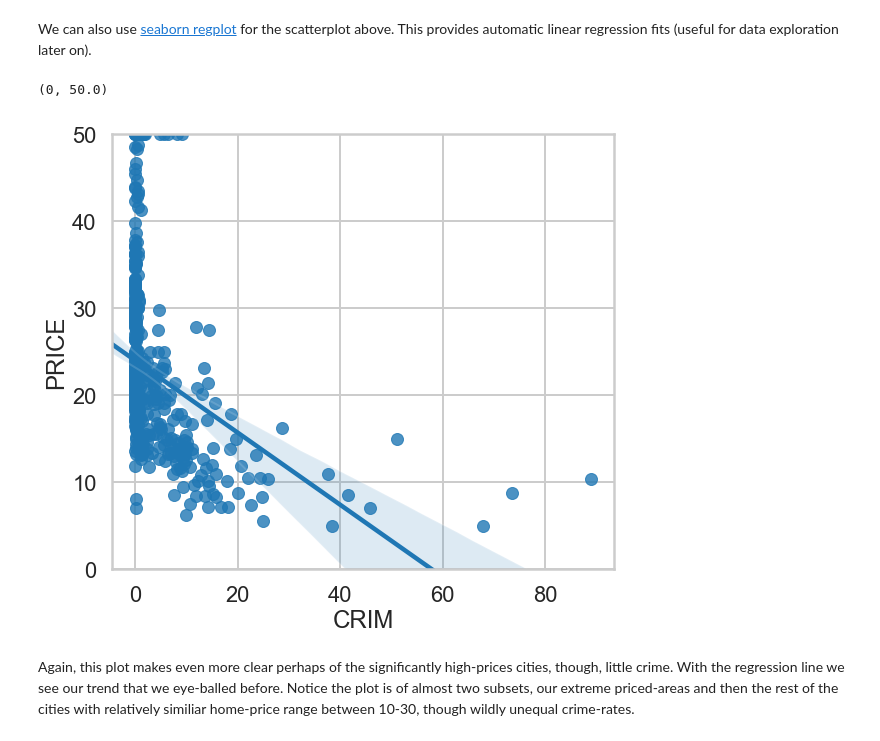
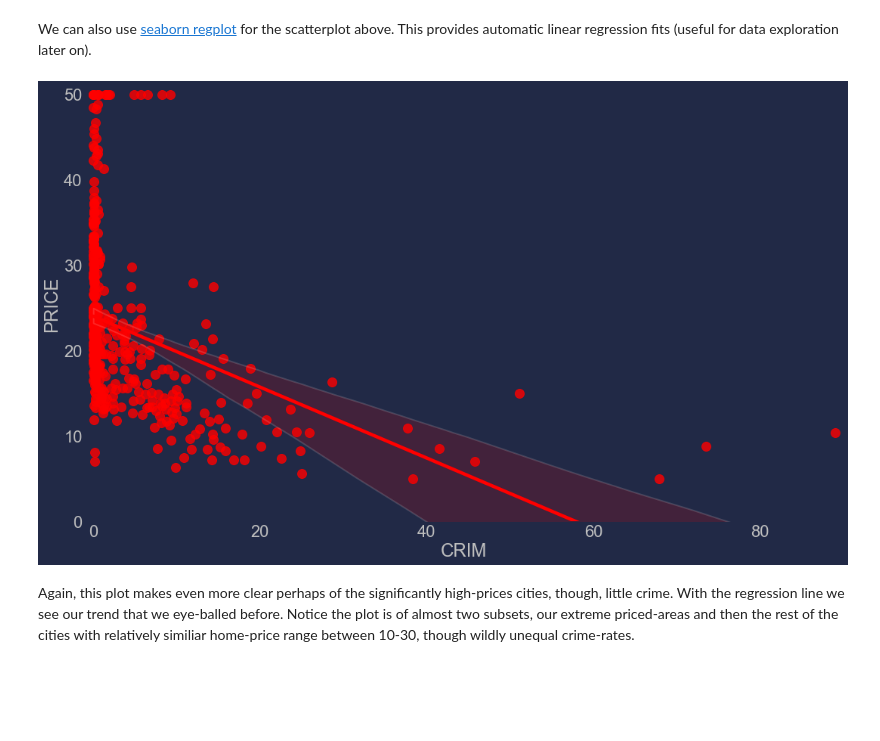
Before and after one commit to Emtman7/Springboard, a Jupyter notebook: Linear Regression.ipynb, the cells around one changed output. Cells and saved outputs as stored; diff of their text form; code cells hidden in the pictures; blank space fills up the shorter version.

```diff
--- a/Linear Regression.ipynb
+++ b/Linear Regression.ipynb
@@ -315,0 +294,24 @@ ValueError: min() arg is an empty sequence
+# %%
+collinear_search = bos.corr().drop("PRICE").drop('PRICE', axis=1)
+# Establish figure and customize
+fig, ax = plt.subplots(figsize=(14, 14))
+for param in ['figure.facecolor', 'axes.facecolor', 'savefig.facecolor']:
+    plt.rcParams[param] = '#212946'
+# heatmap
+mask_lower = np.triu(collinear_search) # mask matrix
+color = sns.diverging_palette(220, 276, s=99, l=70,
+                              sep=14, n=10, center="dark")
+ax = sns.heatmap(collinear_search, mask=mask_lower, cmap=color,
+                 square=True, annot=True, fmt ='.3g',
+                 linewidths=.5, linecolor= '#212946',
+                 vmin=-1, center=0, vmax=1, cbar_kws={'shrink': .75, 'pad':.07})
+# Customize tick and labels
+ax.set_xticklabels(ax.get_yticklabels(), alpha=.5, size=13,
+                   rotation=40, horizontalalignment='center')
+ax.set_yticklabels(ax.get_xticklabels(), alpha=.5, size=13,
+                   rotation=40, verticalalignment='center')
+ax.invert_xaxis(), ax.invert_yaxis() # invert for clean look
+ax.xaxis.tick_top()         # move x-axis labels above chart
+ax.yaxis.tick_right()     # move y-axis labels to right side
+ax.set_title('Correlations among variables', pad=65, loc='center', size=35)
+plt.tight_layout()
@@ -382,13 +397,17 @@ We see some interesting observations here, it appears some of the most expensive
 # %% [markdown]
 We can also use [seaborn regplot](https://stanford.edu/~mwaskom/software/seaborn/tutorial/regression.html#functions-to-draw-linear-regression-models) for the scatterplot above. This provides automatic linear regression fits (useful for data exploration later on).
 # %%
-plt.figure(figsize=(9, 8))
+plt.figure(figsize=(15, 9))
+plt.style.use('seaborn-dark-palette')
+plt.rcParamsDefault
+plt.autoscale(enable=True, tight=True, axis='both')
 crim_price_df = bos[['CRIM', 'PRICE']]
-sns.regplot('CRIM', 'PRICE', data=crim_price_df, fit_reg=True)
-plt.ylim([0, np.max(crim_price_df.PRICE)])
+sns.regplot('CRIM', 'PRICE', data=crim_price_df, color='r', fit_reg=True)
+plt.ylim([0, np.max(crim_price_df.PRICE)+1])
+plt.xlim([-1, np.max(crim_price_df.CRIM)+1])
+plt.tight_layout()
 # %% [output]
-(0, 50.0)
-[figure, old version]
+[figure, new version]
 # %% [markdown]
 Again, this plot makes even more clear perhaps of the significantly high-prices cities, though, little crime. With the regression line we see our trend that we eye-balled before. Notice the plot is of almost two subsets, our extreme priced-areas and then the rest of the cities with relatively similiar home-price range between 10-30, though wildly unequal crime-rates.
 # %% [markdown]
```
Also changed, not shown: parts of 65 cells of this notebook.
